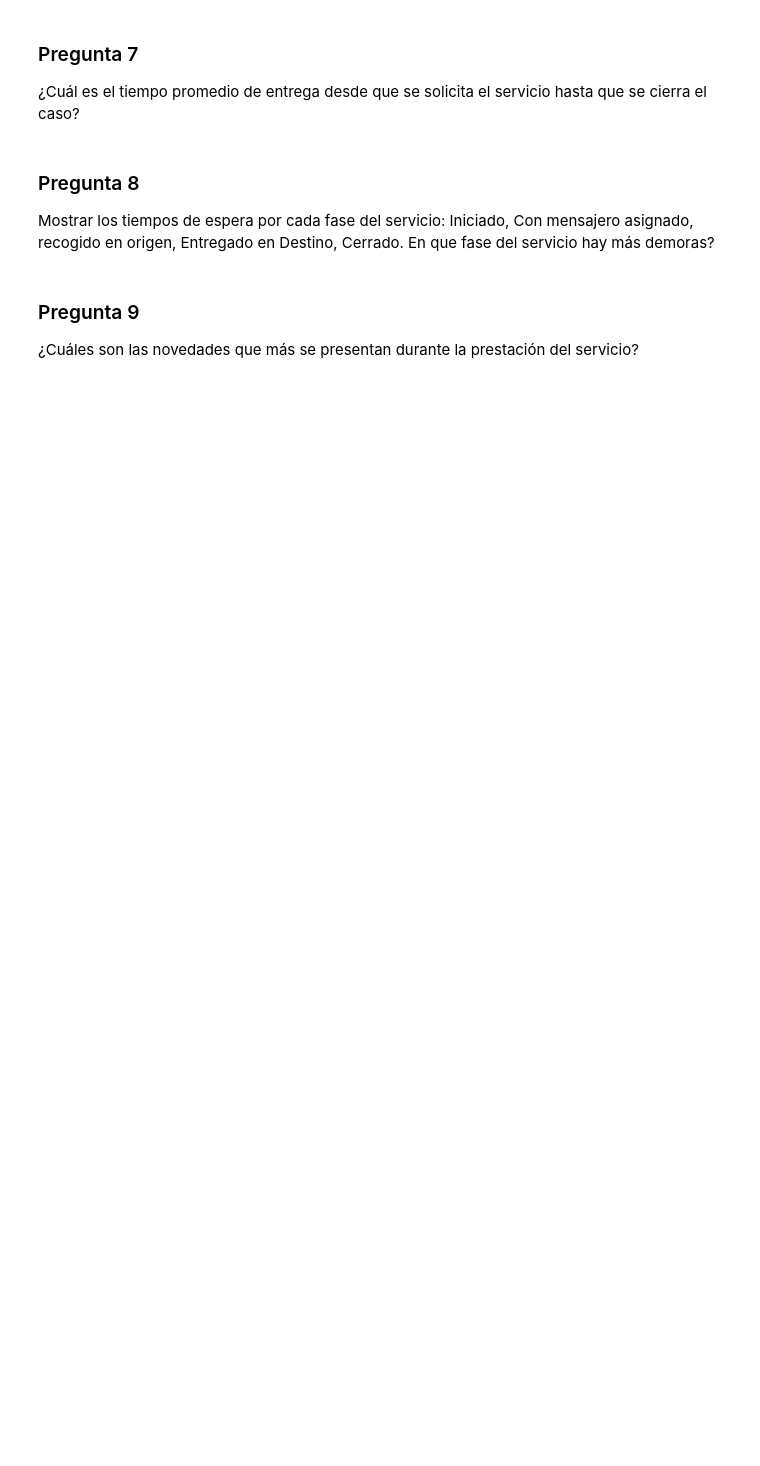
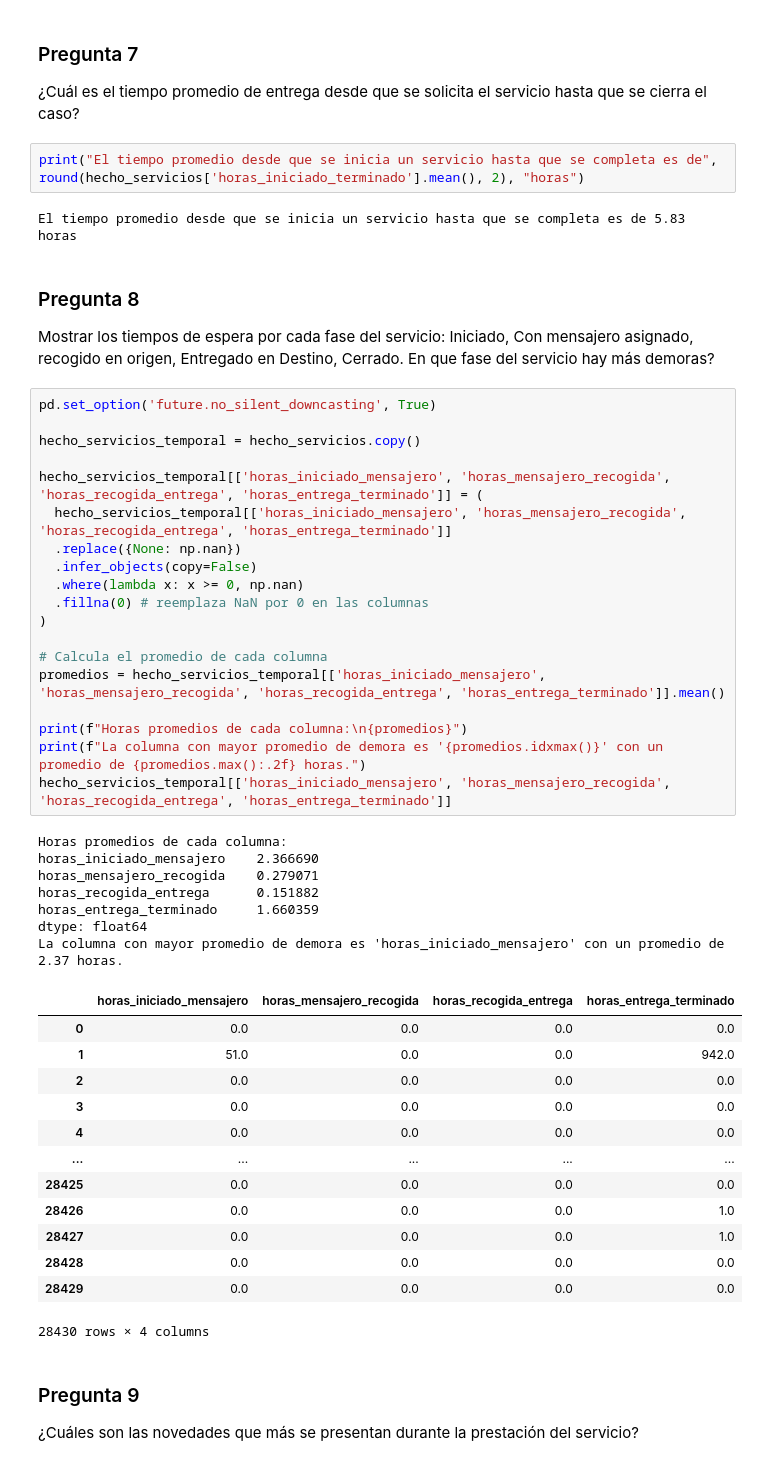
Before and after one commit to DiegoFernando01/etl-kdd, a Jupyter notebook: etl_notebook.ipynb, the cells around one changed output. Drawn from its saved outputs; the diff is of its cells as text; blank space fills up the shorter version.

```diff
--- a/etl_notebook.ipynb
+++ b/etl_notebook.ipynb
@@ -701,9 +885,53 @@ Mensajeros más eficientes (Los que más servicios prestan)
 # %% [markdown]
 ### Pregunta 7
 ¿Cuál es el tiempo promedio de entrega desde que se solicita el servicio hasta que se cierra el caso?
+# %%
+print("El tiempo promedio desde que se inicia un servicio hasta que se completa es de", round(hecho_servicios['horas_iniciado_terminado'].mean(), 2), "horas")
+# %% [output]
+El tiempo promedio desde que se inicia un servicio hasta que se completa es de 5.83 horas
 # %% [markdown]
 ### Pregunta 8
 Mostrar los tiempos de espera por cada fase del servicio: Iniciado, Con mensajero asignado, recogido en origen, Entregado en Destino, Cerrado. En que fase del servicio hay más demoras?
+# %%
+pd.set_option('future.no_silent_downcasting', True)
+
+hecho_servicios_temporal = hecho_servicios.copy()
+
+hecho_servicios_temporal[['horas_iniciado_mensajero', 'horas_mensajero_recogida', 'horas_recogida_entrega', 'horas_entrega_terminado']] = (
+  hecho_servicios_temporal[['horas_iniciado_mensajero', 'horas_mensajero_recogida', 'horas_recogida_entrega', 'horas_entrega_terminado']]
+  .replace({None: np.nan})
+  .infer_objects(copy=False)
+  .where(lambda x: x >= 0, np.nan)
+  .fillna(0) # reemplaza NaN por 0 en las columnas
+)
+
+# Calcula el promedio de cada columna
+promedios = hecho_servicios_temporal[['horas_iniciado_mensajero', 'horas_mensajero_recogida', 'horas_recogida_entrega', 'horas_entrega_terminado']].mean()
+
+print(f"Horas promedios de cada columna:\n{promedios}")
+print(f"La columna con mayor promedio de demora es '{promedios.idxmax()}' con un promedio de {promedios.max():.2f} horas.")
+hecho_servicios_temporal[['horas_iniciado_mensajero', 'horas_mensajero_recogida', 'horas_recogida_entrega', 'horas_entrega_terminado']]
+# %% [output]
+Horas promedios de cada columna:
+horas_iniciado_mensajero    2.366690
+horas_mensajero_recogida    0.279071
+horas_recogida_entrega      0.151882
+horas_entrega_terminado     1.660359
+dtype: float64
+La columna con mayor promedio de demora es 'horas_iniciado_mensajero' con un promedio de 2.37 horas.
+|  | horas_iniciado_mensajero | horas_mensajero_recogida | horas_recogida_entrega | horas_entrega_terminado |
+| 0 | 0.0 | 0.0 | 0.0 | 0.0 |
+| 1 | 51.0 | 0.0 | 0.0 | 942.0 |
+| 2 | 0.0 | 0.0 | 0.0 | 0.0 |
+| 3 | 0.0 | 0.0 | 0.0 | 0.0 |
+| 4 | 0.0 | 0.0 | 0.0 | 0.0 |
+| ... | ... | ... | ... | ... |
+| 28425 | 0.0 | 0.0 | 0.0 | 0.0 |
+| 28426 | 0.0 | 0.0 | 0.0 | 1.0 |
+| 28427 | 0.0 | 0.0 | 0.0 | 1.0 |
+| 28428 | 0.0 | 0.0 | 0.0 | 0.0 |
+| 28429 | 0.0 | 0.0 | 0.0 | 0.0 |
+28430 rows × 4 columns
 # %% [markdown]
 ### Pregunta 9
 ¿Cuáles son las novedades que más se presentan durante la prestación del servicio?
```
Also changed, not shown: parts of 9 cells of this notebook.
